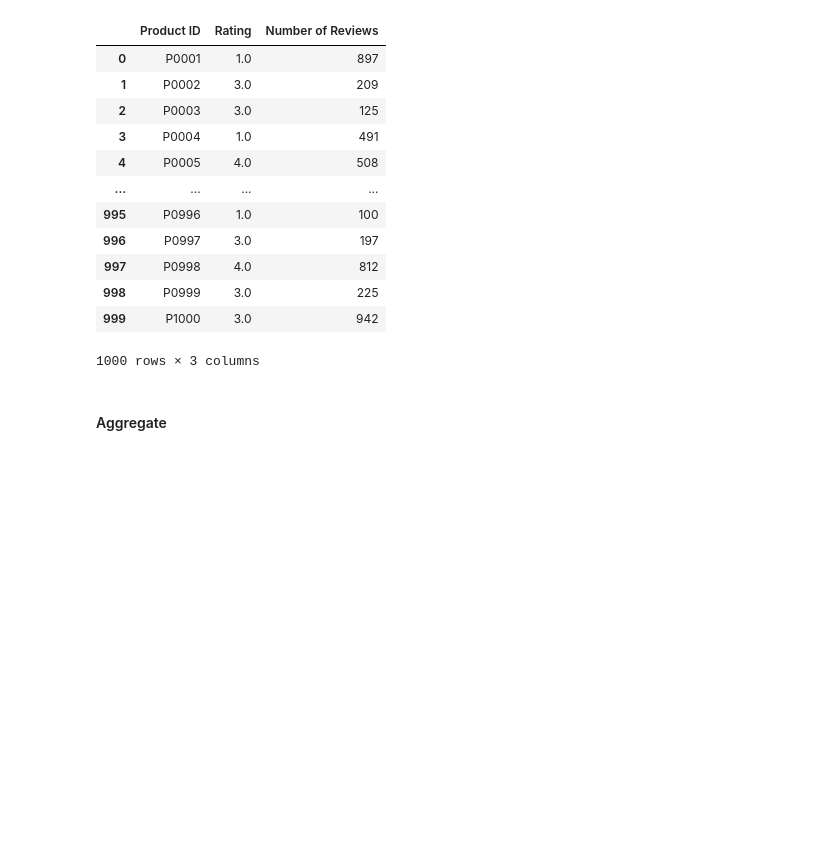
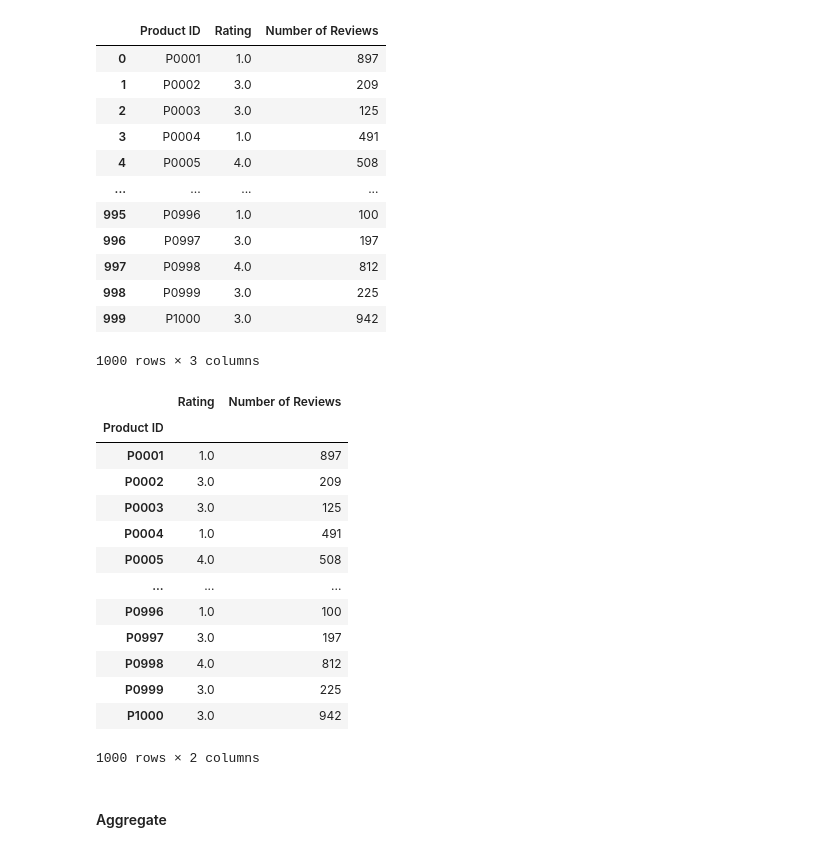
Before and after one commit to racousin/data_science_practice, a Jupyter notebook: website/public/modules/module4/course/module4_course_model.ipynb, the cells around one changed output. Cells and saved outputs as stored; diff of their text form; code cells hidden in the pictures; blank space fills up the shorter version.

```diff
--- a/website/public/modules/module4/course/module4_course_model.ipynb
+++ b/website/public/modules/module4/course/module4_course_model.ipynb
@@ -426,6 +447,23 @@ df_course
 ### format
 df_course.set_index('Product ID', inplace=True)
 # df_course.drop('Updated Timestamp', axis=1, inplace=True)
+# %%
+df_course
+# %% [output]
+|  | Rating | Number of Reviews |
+| Product ID |  |  |
+| P0001 | 1.0 | 897 |
+| P0002 | 3.0 | 209 |
+| P0003 | 3.0 | 125 |
+| P0004 | 1.0 | 491 |
+| P0005 | 4.0 | 508 |
+| ... | ... | ... |
+| P0996 | 1.0 | 100 |
+| P0997 | 3.0 | 197 |
+| P0998 | 4.0 | 812 |
+| P0999 | 3.0 | 225 |
+| P1000 | 3.0 | 942 |
+1000 rows × 2 columns
 # %% [markdown]
 #### Aggregate
 # %%
```
Also changed, not shown: parts of 5 cells of this notebook, 16 other files.
